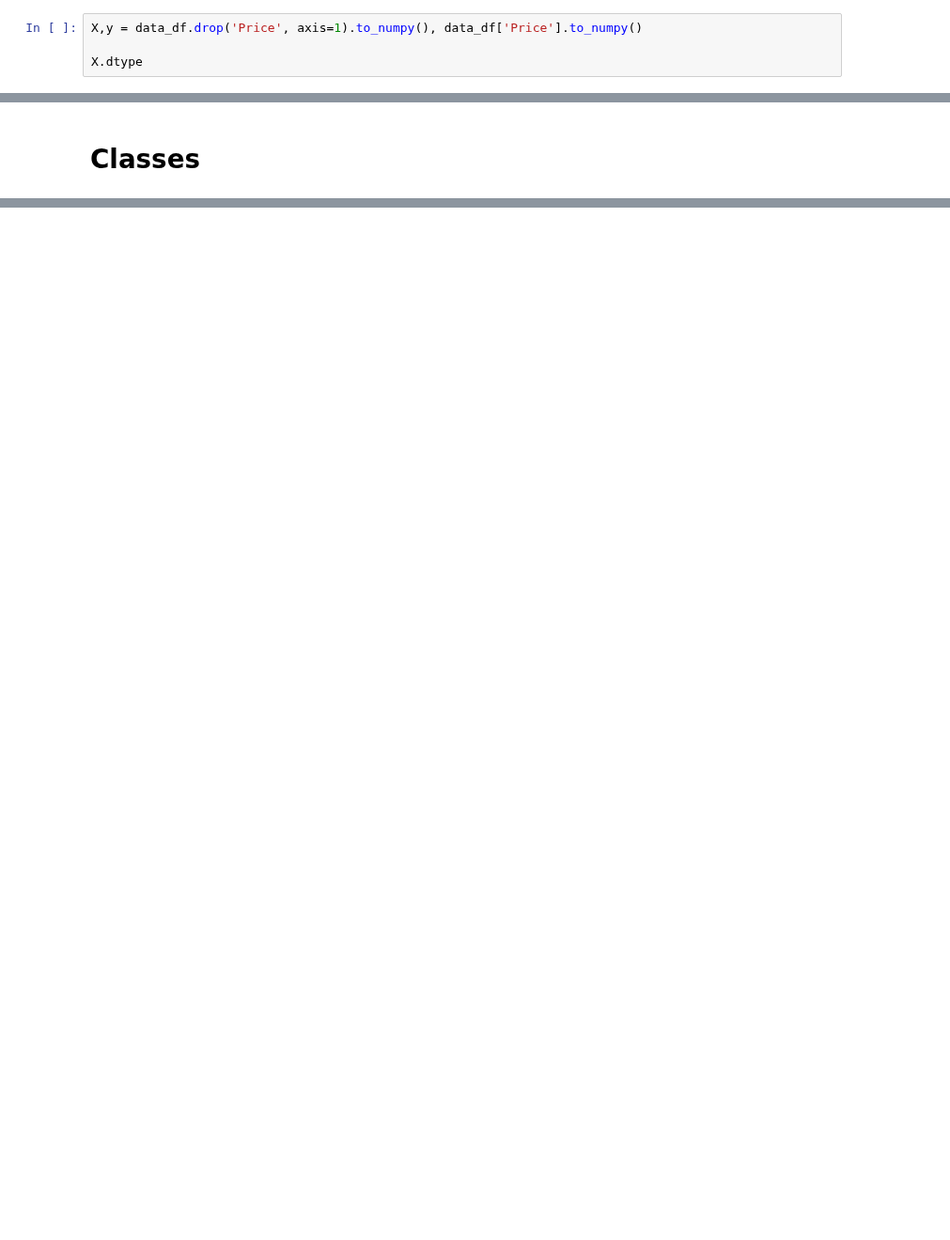
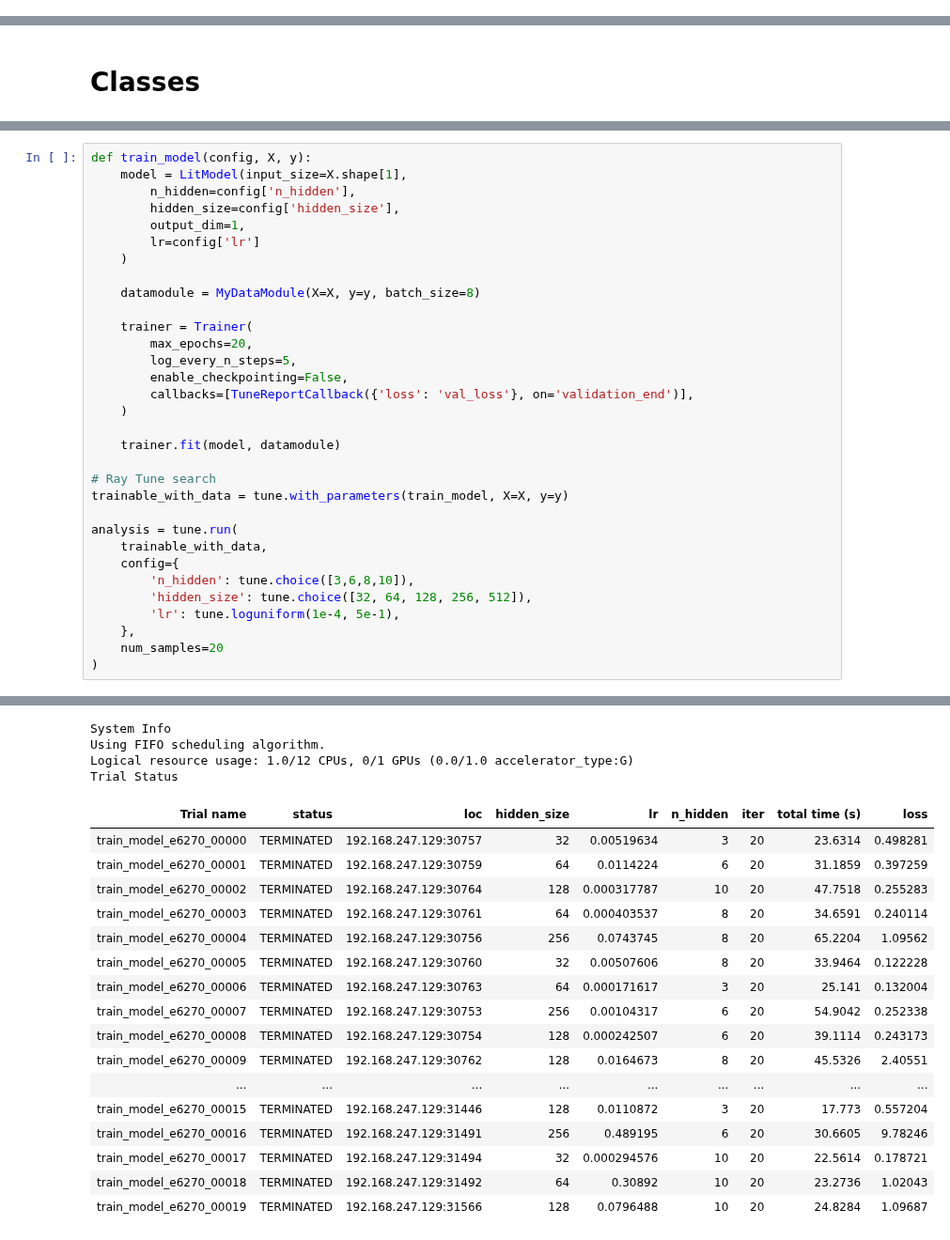
Before and after one commit to xXKeNdAmAmAsTeRXx/Deep_Learning_Labs, a Jupyter notebook: Lab11/2_Regression.ipynb, the cells around one changed output, grey strips where cells are left out. Shown at 94% size. Cells and saved outputs as stored; diff of their text form; blank space fills up the shorter version.

Commit message:
add: data scaling, optim for hyperparameters

```diff
--- a/Lab11/2_Regression.ipynb
+++ b/Lab11/2_Regression.ipynb
@@ -62,7 +63,3 @@ data_df
 | 888 | 2018 | 260000.0 | 27000.0 | 0 | 0 | 0 | 0 | ... |
 | 889 | 2013 | 390000.0 | 40000.0 | 0 | 0 | 0 | 0 | ... |
 816 rows × 31 columns
-# %%
-X,y = data_df.drop('Price', axis=1).to_numpy(), data_df['Price'].to_numpy()
-
-X.dtype
@@ -159,0 +176,33 @@ class LitModel(pl.LightningModule):
+# %%
+def train_model(config, X, y):
+    model = LitModel(input_size=X.shape[1],
+        n_hidden=config['n_hidden'],
+        hidden_size=config['hidden_size'],
+        output_dim=1,
+        lr=config['lr']
+    )
+
+    datamodule = MyDataModule(X=X, y=y, batch_size=8)
+
+    trainer = Trainer(
+        max_epochs=20,
+        log_every_n_steps=5,
+        enable_checkpointing=False,
+        callbacks=[TuneReportCallback({'loss': 'val_loss'}, on='validation_end')],
+    )
+
+    trainer.fit(model, datamodule)
+
+# Ray Tune search
+trainable_with_data = tune.with_parameters(train_model, X=X, y=y)
+
+analysis = tune.run(
+    trainable_with_data,
+    config={
+        'n_hidden': tune.choice([3,6,8,10]),
+        'hidden_size': tune.choice([32, 64, 128, 256, 512]),
+        'lr': tune.loguniform(1e-4, 5e-1),
+    },
+    num_samples=20
+)
+# %% [output]
@@ -159,0 +214,21 @@ class LitModel(pl.LightningModule):
+System Info
+Using FIFO scheduling algorithm.
+Logical resource usage: 1.0/12 CPUs, 0/1 GPUs (0.0/1.0 accelerator_type:G)
+Trial Status
+| Trial name | status | loc | hidden_size | lr | n_hidden | iter | total time (s) | loss |
+| train_model_e6270_00000 | TERMINATED | 192.168.247.129:30757 | 32 | 0.00519634 | 3 | 20 | 23.6314 | 0.498281 |
+| train_model_e6270_00001 | TERMINATED | 192.168.247.129:30759 | 64 | 0.0114224 | 6 | 20 | 31.1859 | 0.397259 |
+| train_model_e6270_00002 | TERMINATED | 192.168.247.129:30764 | 128 | 0.000317787 | 10 | 20 | 47.7518 | 0.255283 |
+| train_model_e6270_00003 | TERMINATED | 192.168.247.129:30761 | 64 | 0.000403537 | 8 | 20 | 34.6591 | 0.240114 |
+| train_model_e6270_00004 | TERMINATED | 192.168.247.129:30756 | 256 | 0.0743745 | 8 | 20 | 65.2204 | 1.09562 |
+| train_model_e6270_00005 | TERMINATED | 192.168.247.129:30760 | 32 | 0.00507606 | 8 | 20 | 33.9464 | 0.122228 |
+| train_model_e6270_00006 | TERMINATED | 192.168.247.129:30763 | 64 | 0.000171617 | 3 | 20 | 25.141 | 0.132004 |
+| train_model_e6270_00007 | TERMINATED | 192.168.247.129:30753 | 256 | 0.00104317 | 6 | 20 | 54.9042 | 0.252338 |
+| train_model_e6270_00008 | TERMINATED | 192.168.247.129:30754 | 128 | 0.000242507 | 6 | 20 | 39.1114 | 0.243173 |
+| train_model_e6270_00009 | TERMINATED | 192.168.247.129:30762 | 128 | 0.0164673 | 8 | 20 | 45.5326 | 2.40551 |
+| ... | ... | ... | ... | ... | ... | ... | ... | ... |
+| train_model_e6270_00015 | TERMINATED | 192.168.247.129:31446 | 128 | 0.0110872 | 3 | 20 | 17.773 | 0.557204 |
+| train_model_e6270_00016 | TERMINATED | 192.168.247.129:31491 | 256 | 0.489195 | 6 | 20 | 30.6605 | 9.78246 |
+| train_model_e6270_00017 | TERMINATED | 192.168.247.129:31494 | 32 | 0.000294576 | 10 | 20 | 22.5614 | 0.178721 |
+| train_model_e6270_00018 | TERMINATED | 192.168.247.129:31492 | 64 | 0.30892 | 10 | 20 | 23.2736 | 1.02043 |
+| train_model_e6270_00019 | TERMINATED | 192.168.247.129:31566 | 128 | 0.0796488 | 10 | 20 | 24.8284 | 1.09687 |
```
Also changed, not shown: parts of 7 cells of this notebook.
